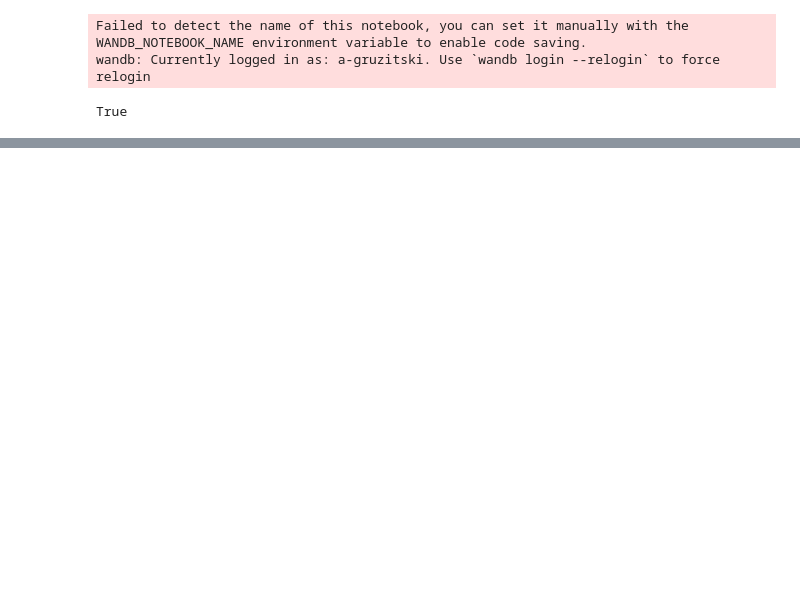
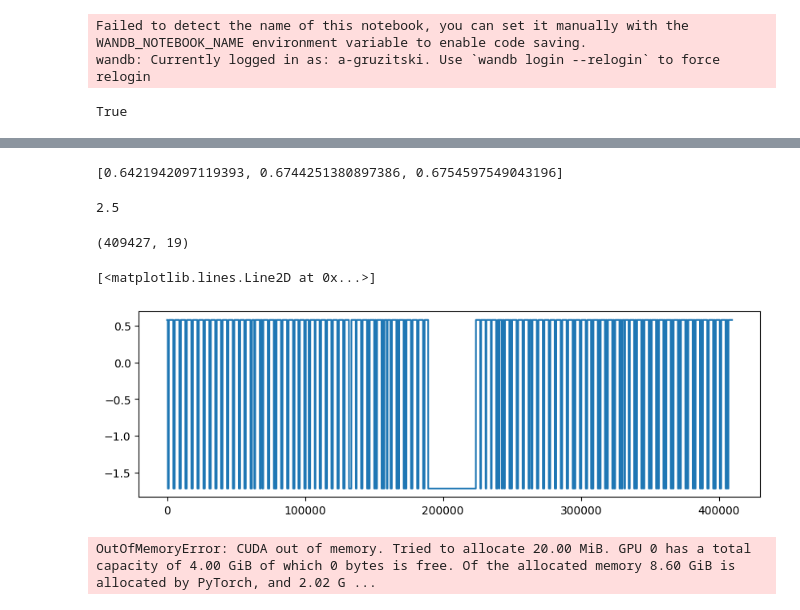
Before and after one commit to Andrei3223/VAE_anomaly_detection, a Jupyter notebook: swat_preproc.ipynb, the cells around one changed output, grey strips where cells are left out. Saved outputs shown, nothing was run; the diff lists cells and outputs as text; code cells hidden in the pictures; blank space fills up the shorter version.

```diff
--- a/swat_preproc.ipynb
+++ b/swat_preproc.ipynb
@@ -426 +402,5 @@ tensor([[1., 0.],
+# %%
+train_accuracies
+# %% [output]
+[0.6421942097119393, 0.6744251380897386, 0.6754597549043196]
 # %%
@@ -427,0 +408,27 @@ torch.save(model.state_dict(), PATH)
+# %%
+tensor = torch.randn(2, 3)
+# a = torch.Tensor([[1., 0., 1., 1.], [1., 1., 0., 1.]])
+# b = torch.Tensor(np.array([[0., 0., 1., 0.], [1., 1., 1., 1.]]))
+a = np.array([[1., 0., 1., 1.], [1., 1., 0., 1.]])
+b = np.array([[0., 0., 1., 0.], [1., 1., 1., 1.]])
+# for i, line in enumerate(a):
+#     print(line == b[i,:])
+# print(a==b)
+print((a == b).sum(axis=1).mean())
+# %% [output]
+2.5
+# %%
+test_clear = np.load("./test_norm.npy", allow_pickle=True).take(col_list, axis=1)
+print(test_clear.shape)
+
+fig, axs = plt.subplots(1, 1, figsize =(10, 3))
+axs.plot(test_clear[:, 5])
+# %% [output]
+(409427, 19)
+[<matplotlib.lines.Line2D at 0x...>]
+[figure, added]
+# %%
+from training import get_series
+model_test_res = get_series(model, test_loader,  device=device)
+# %% [output]
+OutOfMemoryError: CUDA out of memory. Tried to allocate 20.00 MiB. GPU 0 has a total capacity of 4.00 GiB of which 0 bytes is free. Of the allocated memory 8.60 GiB is allocated by PyTorch, and 2.02 G ...
```
Also changed, not shown: parts of 11 cells of this notebook, 2 other files.
